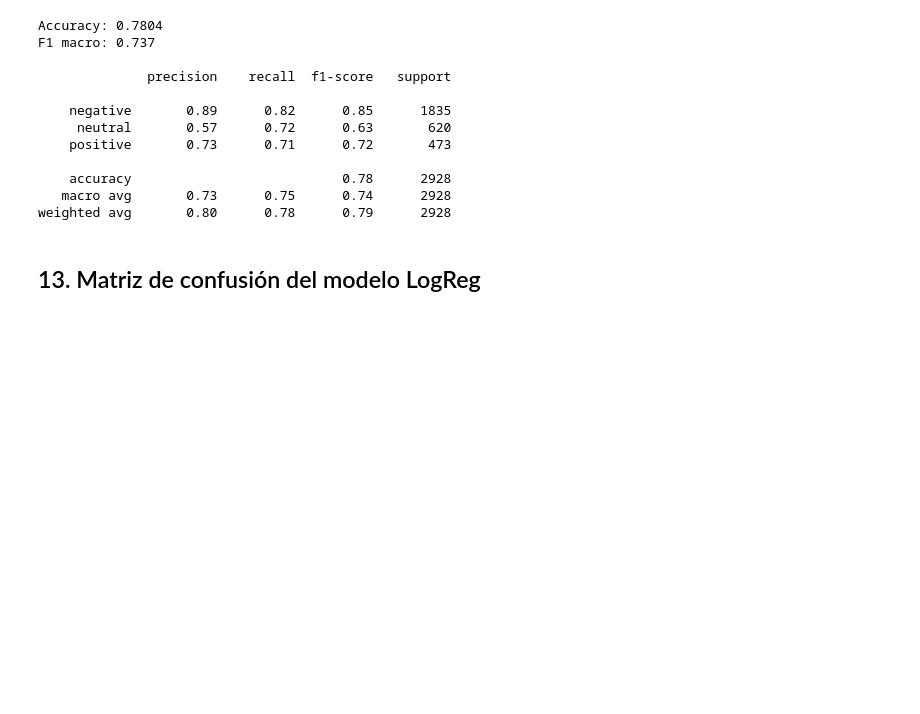
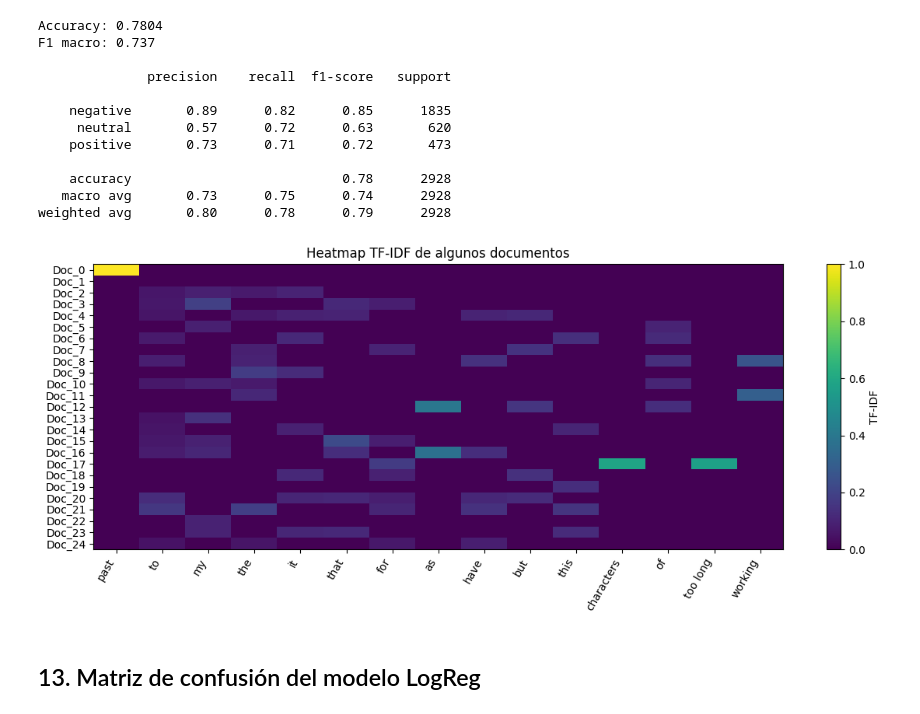
Before and after one commit to jaredblancas/INESDI_Data-Science_ML_IA, a Jupyter notebook: [08] - NLP/nlp_tweets_publico_completo.ipynb, the cells around one changed output. Cells and saved outputs as stored; diff of their text form; code cells hidden in the pictures; blank space fills up the shorter version.

```diff
--- a/[08] - NLP/nlp_tweets_publico_completo.ipynb
+++ b/[08] - NLP/nlp_tweets_publico_completo.ipynb
@@ -493,6 +493,39 @@ F1 macro: 0.737
     accuracy                           0.78      2928
    macro avg       0.73      0.75      0.74      2928
 weighted avg       0.80      0.78      0.79      2928
+# %%
+# Extraer vectorizador ya entrenado
+tfidf = logreg_pipeline.named_steps["tfidf"]
+
+# Elegimos unos pocos ejemplos del test
+sample_texts = X_test.iloc[:25] if hasattr(X_test, "iloc") else X_test[:5]
+
+# Transformar a matriz TF-IDF
+X_tfidf_sample = tfidf.transform(sample_texts)
+
+# Pasar a DataFrame
+feature_names = tfidf.get_feature_names_out()
+df_tfidf = pd.DataFrame(
+    X_tfidf_sample.toarray(),
+    columns=feature_names,
+    index=[f"Doc_{i}" for i in range(len(sample_texts))]
+)
+
+# Quedarnos con las palabras más relevantes globalmente en esta muestra
+top_terms = df_tfidf.sum(axis=0).sort_values(ascending=False).head(15).index
+df_plot = df_tfidf[top_terms]
+
+# Dibujar heatmap
+plt.figure(figsize=(12, 5))
+plt.imshow(df_plot, aspect="auto")
+plt.xticks(range(len(df_plot.columns)), df_plot.columns, rotation=60, ha="right")
+plt.yticks(range(len(df_plot.index)), df_plot.index)
+plt.colorbar(label="TF-IDF")
+plt.title("Heatmap TF-IDF de algunos documentos")
+plt.tight_layout()
+plt.show()
+# %% [output]
+[figure, added]
 # %% [markdown]
 ## 13. Matriz de confusión del modelo LogReg
 # %%
```
